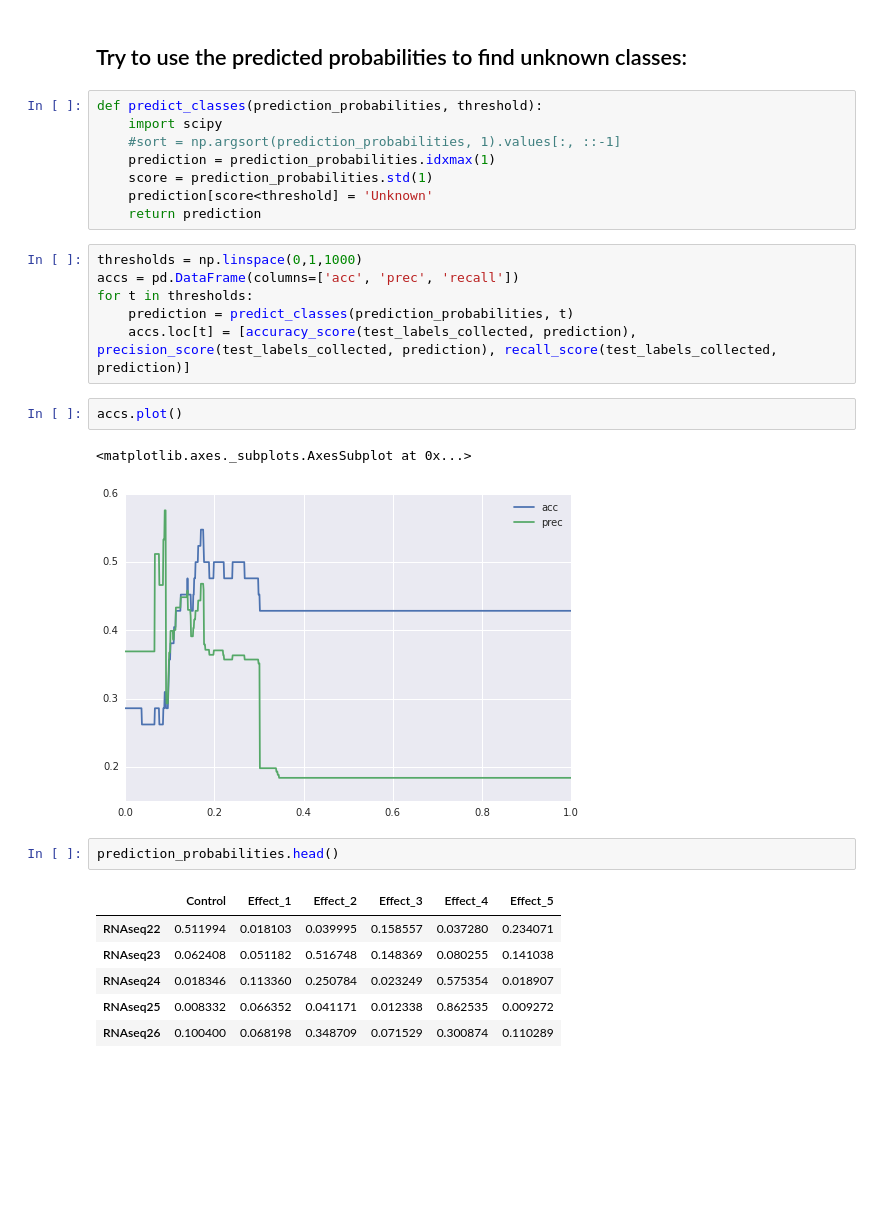
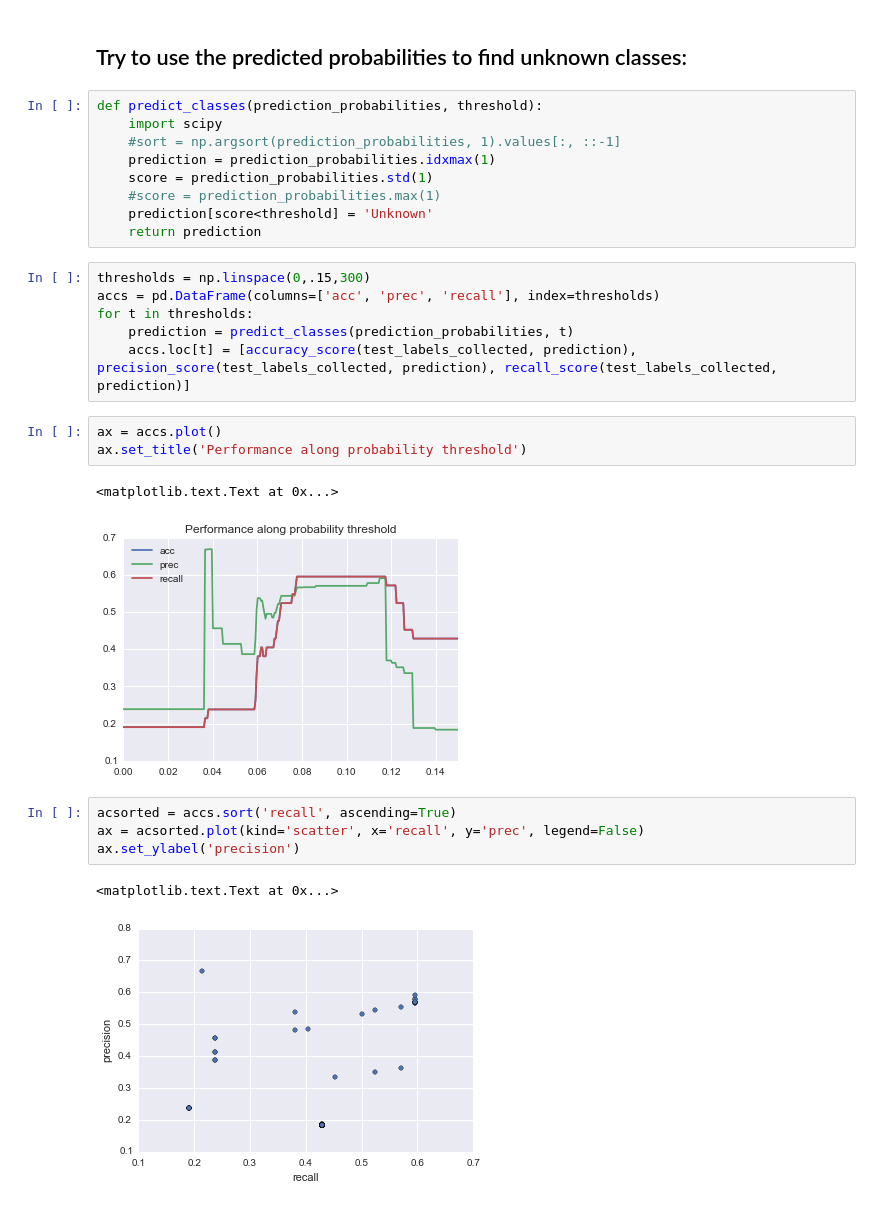
Before and after one commit to mzwiessele/MLPMMarchRetreat2016, a Jupyter notebook: py_notebooks/SVC.ipynb, the cells around one changed output. Saved outputs shown, nothing was run; the diff lists cells and outputs as text; blank space fills up the shorter version.

```diff
--- a/py_notebooks/SVC.ipynb
+++ b/py_notebooks/SVC.ipynb
@@ -199,25 +184,25 @@ def predict_classes(prediction_probabilities, threshold):
     #sort = np.argsort(prediction_probabilities, 1).values[:, ::-1]
     prediction = prediction_probabilities.idxmax(1)
     score = prediction_probabilities.std(1)
+    #score = prediction_probabilities.max(1)
     prediction[score<threshold] = 'Unknown'
     return prediction
 # %%
-thresholds = np.linspace(0,1,1000)
-accs = pd.DataFrame(columns=['acc', 'prec', 'recall'])
+thresholds = np.linspace(0,.15,300)
+accs = pd.DataFrame(columns=['acc', 'prec', 'recall'], index=thresholds)
 for t in thresholds:
     prediction = predict_classes(prediction_probabilities, t)
     accs.loc[t] = [accuracy_score(test_labels_collected, prediction), precision_score(test_labels_collected, prediction), recall_score(test_labels_collected, prediction)]
-# %%
-accs.plot()
-# %% [output]
-<matplotlib.axes._subplots.AxesSubplot at 0x...>
-[figure, removed]
-# %%
-prediction_probabilities.head()
-# %% [output]
-|  | Control | Effect_1 | Effect_2 | Effect_3 | Effect_4 | Effect_5 |
-| RNAseq22 | 0.511994 | 0.018103 | 0.039995 | 0.158557 | 0.037280 | 0.234071 |
-| RNAseq23 | 0.062408 | 0.051182 | 0.516748 | 0.148369 | 0.080255 | 0.141038 |
-| RNAseq24 | 0.018346 | 0.113360 | 0.250784 | 0.023249 | 0.575354 | 0.018907 |
-| RNAseq25 | 0.008332 | 0.066352 | 0.041171 | 0.012338 | 0.862535 | 0.009272 |
-| RNAseq26 | 0.100400 | 0.068198 | 0.348709 | 0.071529 | 0.300874 | 0.110289 |
+# %%
+ax = accs.plot()
+ax.set_title('Performance along probability threshold')
+# %% [output]
+<matplotlib.text.Text at 0x...>
+[figure, added]
+# %%
+acsorted = accs.sort('recall', ascending=True)
+ax = acsorted.plot(kind='scatter', x='recall', y='prec', legend=False)
+ax.set_ylabel('precision')
+# %% [output]
+<matplotlib.text.Text at 0x...>
+[figure, added]
```
Also changed, not shown: parts of 26 cells of this notebook, 4 other files.
